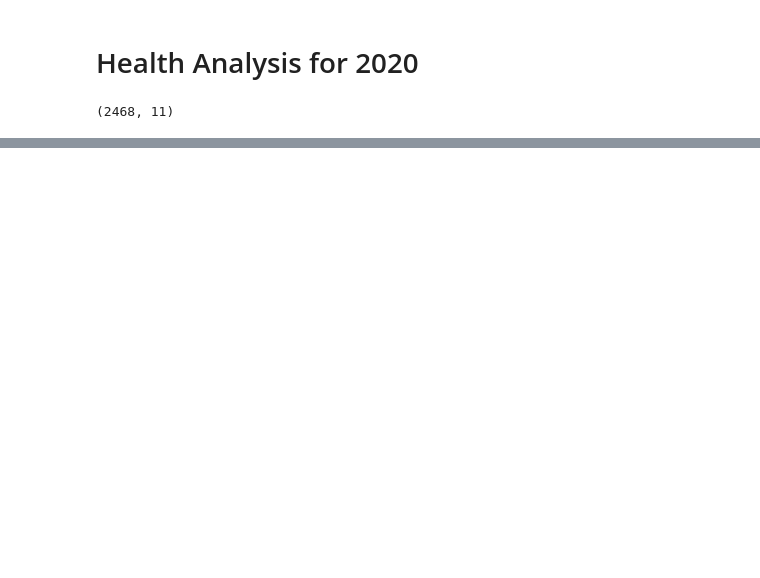
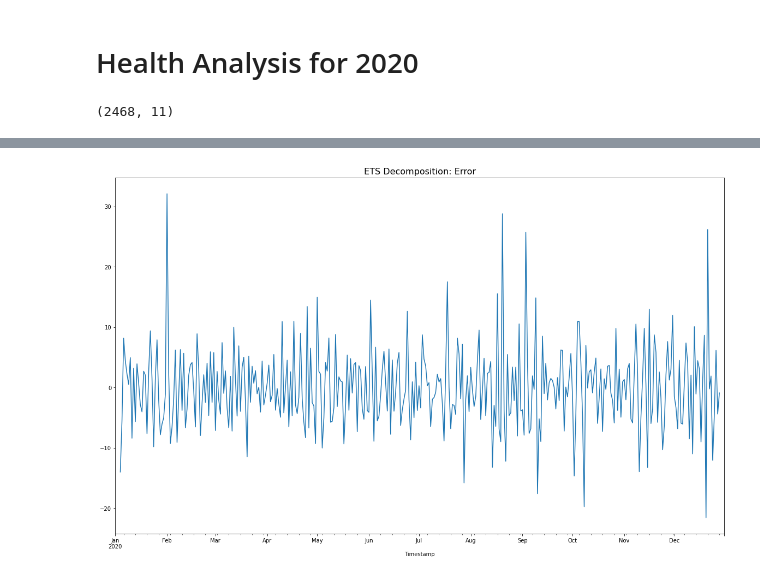
Before and after one commit to jonathanhild/health-analysis, a Jupyter notebook: health-analysis_2020.ipynb, the cells around one changed output, grey strips where cells are left out. Drawn from its saved outputs; the diff is of its cells as text; code cells hidden in the pictures; blank space fills up the shorter version.

```diff
--- a/health-analysis_2020.ipynb
+++ b/health-analysis_2020.ipynb
@@ -59,0 +75,6 @@ plt.show()
+# %%
+ets.resid.plot(figsize=(20,12))
+plt.title('ETS Decomposition: Error', fontsize=16)
+plt.show()
+# %% [output]
+[figure, added]
```
Also changed, not shown: parts of 7 cells of this notebook.
